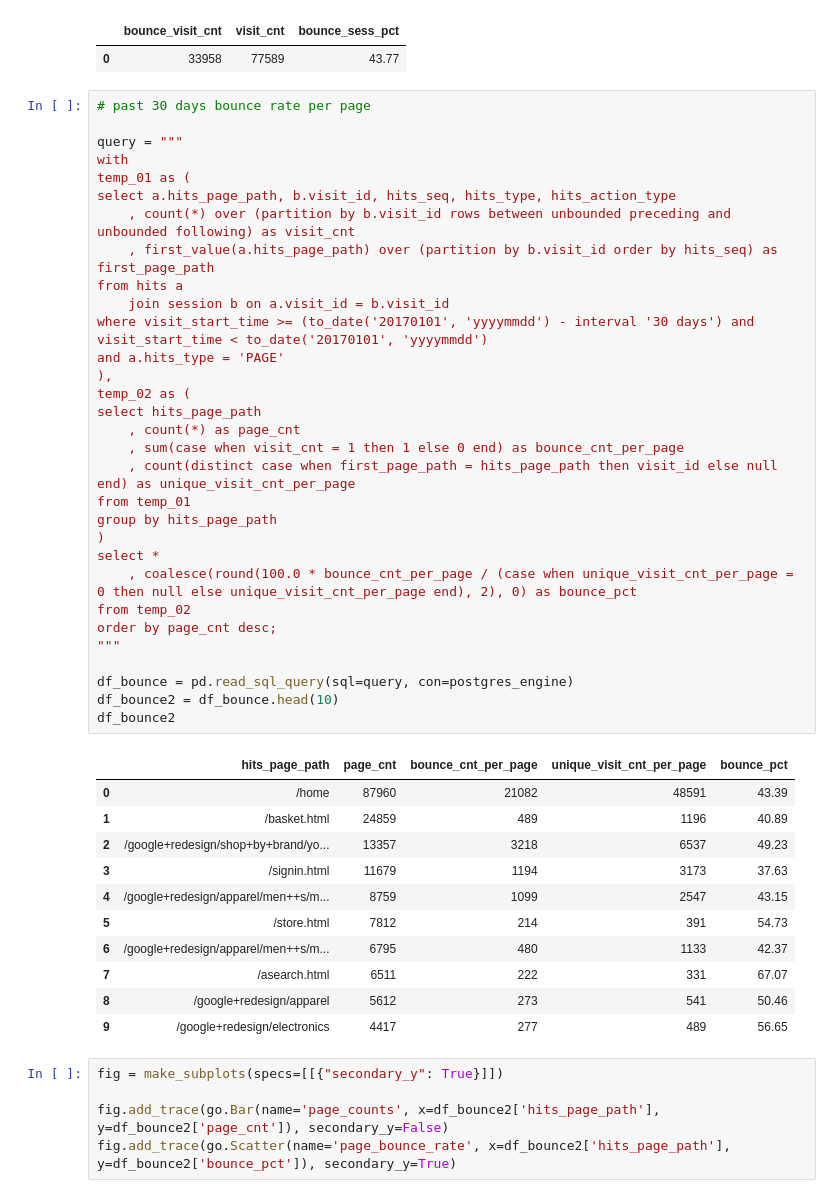
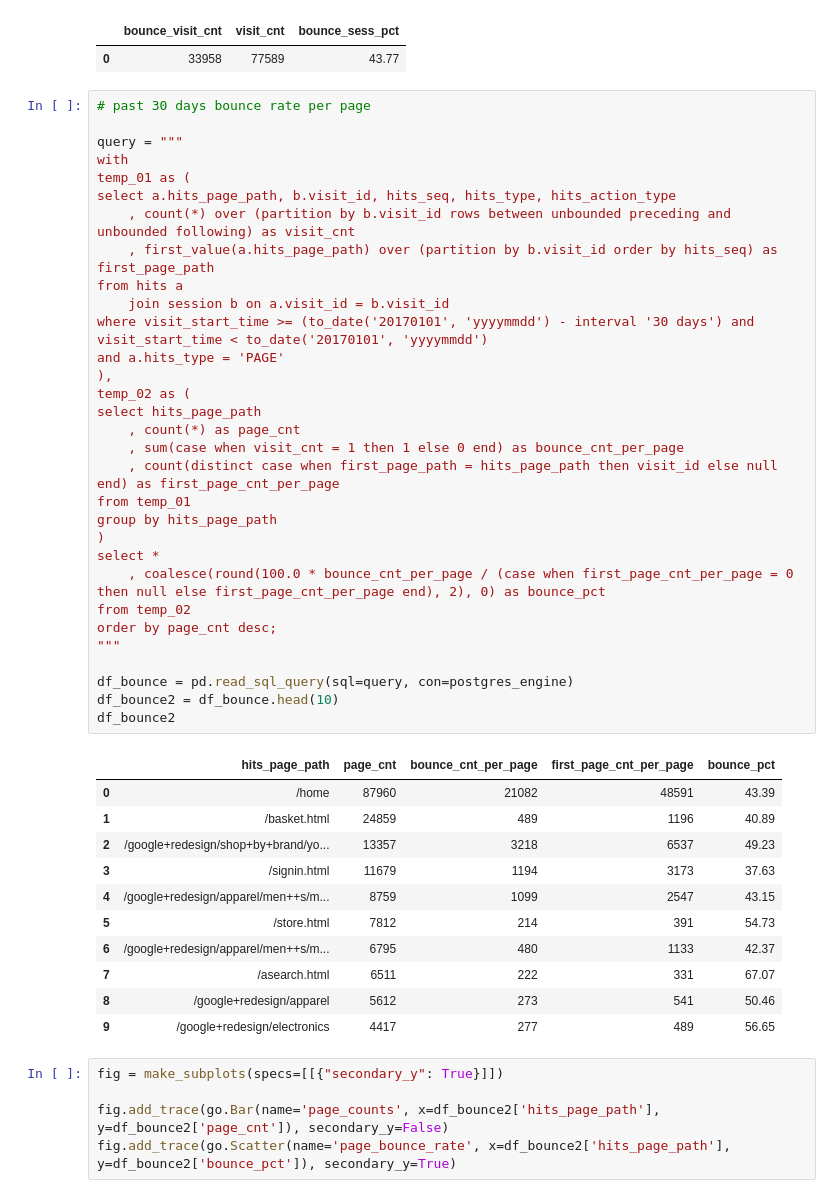
Before and after one commit to dj9678/Google_Ecommerce_Analysis, a Jupyter notebook: google ecommerce analysis.ipynb, the cells around one changed output. Saved outputs shown, nothing was run; the diff lists cells and outputs as text.

```diff
--- a/google ecommerce analysis.ipynb
+++ b/google ecommerce analysis.ipynb
@@ -944,36 +944,36 @@ df_bounce
 # %%
 # past 30 days bounce rate per page
 
 query = """
 with
 temp_01 as (
 select a.hits_page_path, b.visit_id, hits_seq, hits_type, hits_action_type
 	, count(*) over (partition by b.visit_id rows between unbounded preceding and unbounded following) as visit_cnt
 	, first_value(a.hits_page_path) over (partition by b.visit_id order by hits_seq) as first_page_path
 from hits a
 	join session b on a.visit_id = b.visit_id
 where visit_start_time >= (to_date('20170101', 'yyyymmdd') - interval '30 days') and visit_start_time < to_date('20170101', 'yyyymmdd')
 and a.hits_type = 'PAGE'
 ),
 temp_02 as (
 select hits_page_path
 	, count(*) as page_cnt
 	, sum(case when visit_cnt = 1 then 1 else 0 end) as bounce_cnt_per_page
-	, count(distinct case when first_page_path = hits_page_path then visit_id else null end) as unique_visit_cnt_per_page
+	, count(distinct case when first_page_path = hits_page_path then visit_id else null end) as first_page_cnt_per_page
 from temp_01
 group by hits_page_path
 )
 select *
-	, coalesce(round(100.0 * bounce_cnt_per_page / (case when unique_visit_cnt_per_page = 0 then null else unique_visit_cnt_per_page end), 2), 0) as bounce_pct
+	, coalesce(round(100.0 * bounce_cnt_per_page / (case when first_page_cnt_per_page = 0 then null else first_page_cnt_per_page end), 2), 0) as bounce_pct
 from temp_02
 order by page_cnt desc;
 """
 
 df_bounce = pd.read_sql_query(sql=query, con=postgres_engine)
 df_bounce2 = df_bounce.head(10)
 df_bounce2
 # %% [output]
-|  | hits_page_path | page_cnt | bounce_cnt_per_page | unique_visit_cnt_per_page | bounce_pct |
+|  | hits_page_path | page_cnt | bounce_cnt_per_page | first_page_cnt_per_page | bounce_pct |
 | 0 | /home | 87960 | 21082 | 48591 | 43.39 |
 | 1 | /basket.html | 24859 | 489 | 1196 | 40.89 |
 | 2 | /google+redesign/shop+by+brand/yo... | 13357 | 3218 | 6537 | 49.23 |
```
Also changed, not shown: parts of 8 cells of this notebook.
